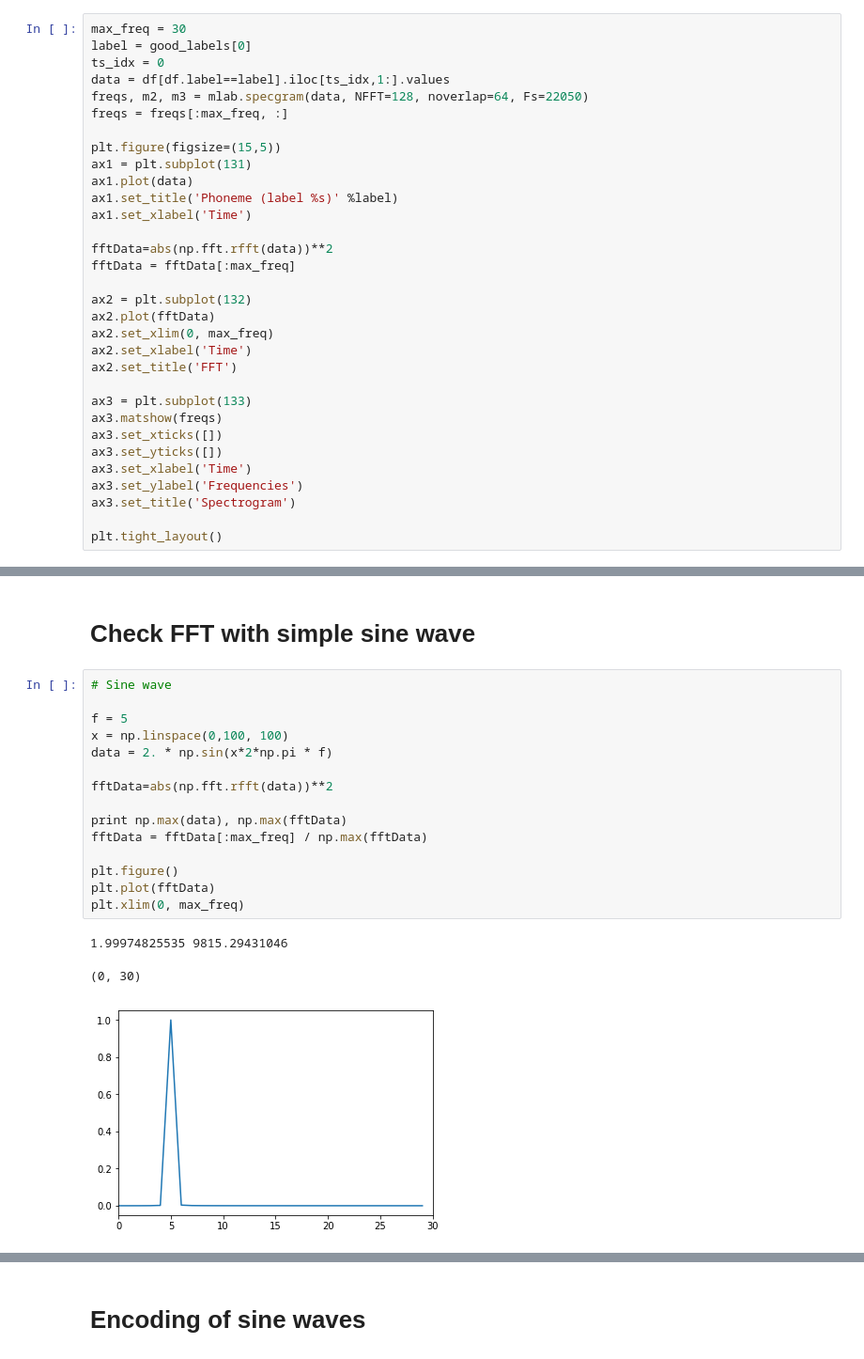
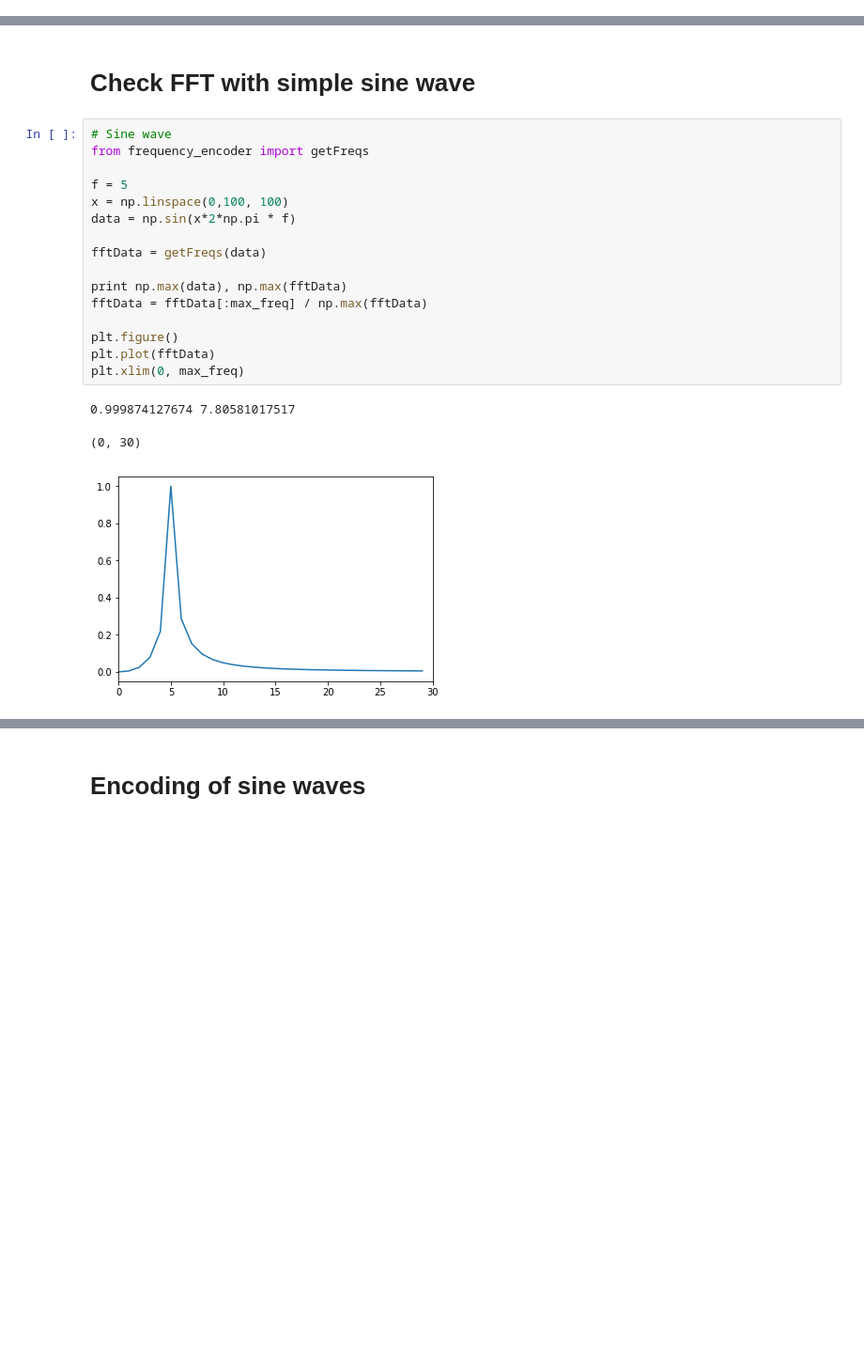
Before and after one commit to marionleborgne/frequency-encoder, a Jupyter notebook: analysis.ipynb, the cells around one changed output, grey strips where cells are left out. Shown at 94% size. Cells and saved outputs as stored; diff of their text form; blank space fills up the shorter version.

```diff
--- a/analysis.ipynb
+++ b/analysis.ipynb
@@ -73,34 +73,2 @@ for k in range(nb_labels):
 # %% [markdown]
 # Pick one phoneme
-# %%
-max_freq = 30
-label = good_labels[0]
-ts_idx = 0
-data = df[df.label==label].iloc[ts_idx,1:].values
-freqs, m2, m3 = mlab.specgram(data, NFFT=128, noverlap=64, Fs=22050)
-freqs = freqs[:max_freq, :]
-
-plt.figure(figsize=(15,5))
-ax1 = plt.subplot(131)
-ax1.plot(data)
-ax1.set_title('Phoneme (label %s)' %label)
-ax1.set_xlabel('Time')
-
-fftData=abs(np.fft.rfft(data))**2
-fftData = fftData[:max_freq]
-
-ax2 = plt.subplot(132)
-ax2.plot(fftData)
-ax2.set_xlim(0, max_freq)
-ax2.set_xlabel('Time')
-ax2.set_title('FFT')
-
-ax3 = plt.subplot(133)
-ax3.matshow(freqs)
-ax3.set_xticks([])
-ax3.set_yticks([])
-ax3.set_xlabel('Time')
-ax3.set_ylabel('Frequencies')
-ax3.set_title('Spectrogram')
-
-plt.tight_layout()
@@ -110,20 +76,21 @@ plt.tight_layout()
 # Check FFT with simple sine wave
 # %%
 # Sine wave
+from frequency_encoder import getFreqs
 
 f = 5
 x = np.linspace(0,100, 100)
-data = 2. * np.sin(x*2*np.pi * f)
+data = np.sin(x*2*np.pi * f)
 
-fftData=abs(np.fft.rfft(data))**2
+fftData = getFreqs(data)
 
 print np.max(data), np.max(fftData)
 fftData = fftData[:max_freq] / np.max(fftData)
 
 plt.figure()
 plt.plot(fftData)
 plt.xlim(0, max_freq)
 # %% [output]
-1.99974825535 9815.29431046
+0.999874127674 7.80581017517
 (0, 30)
-[figure, old version]
+[figure, new version]
```
Also changed, not shown: parts of 21 cells of this notebook, 2 other files.
